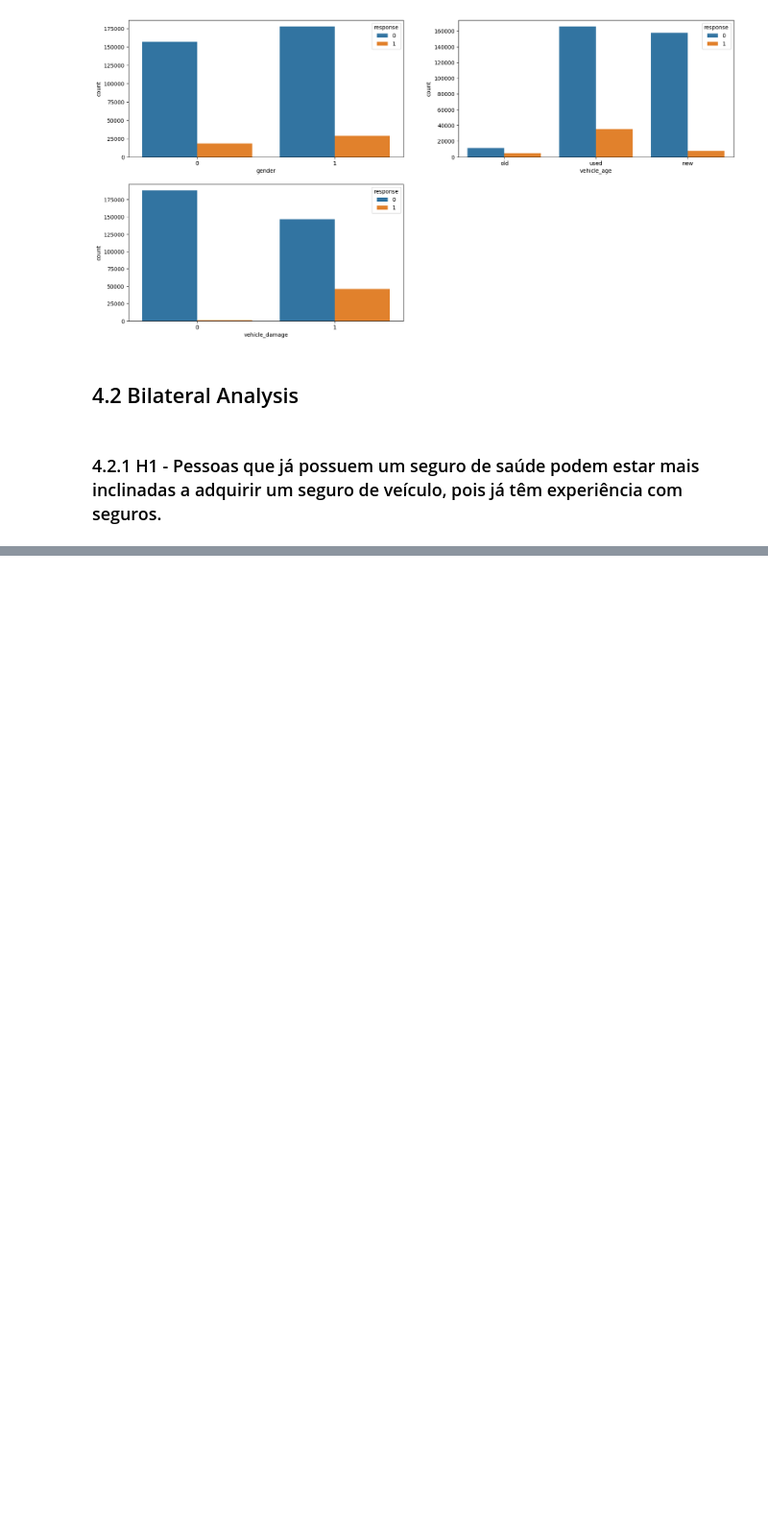
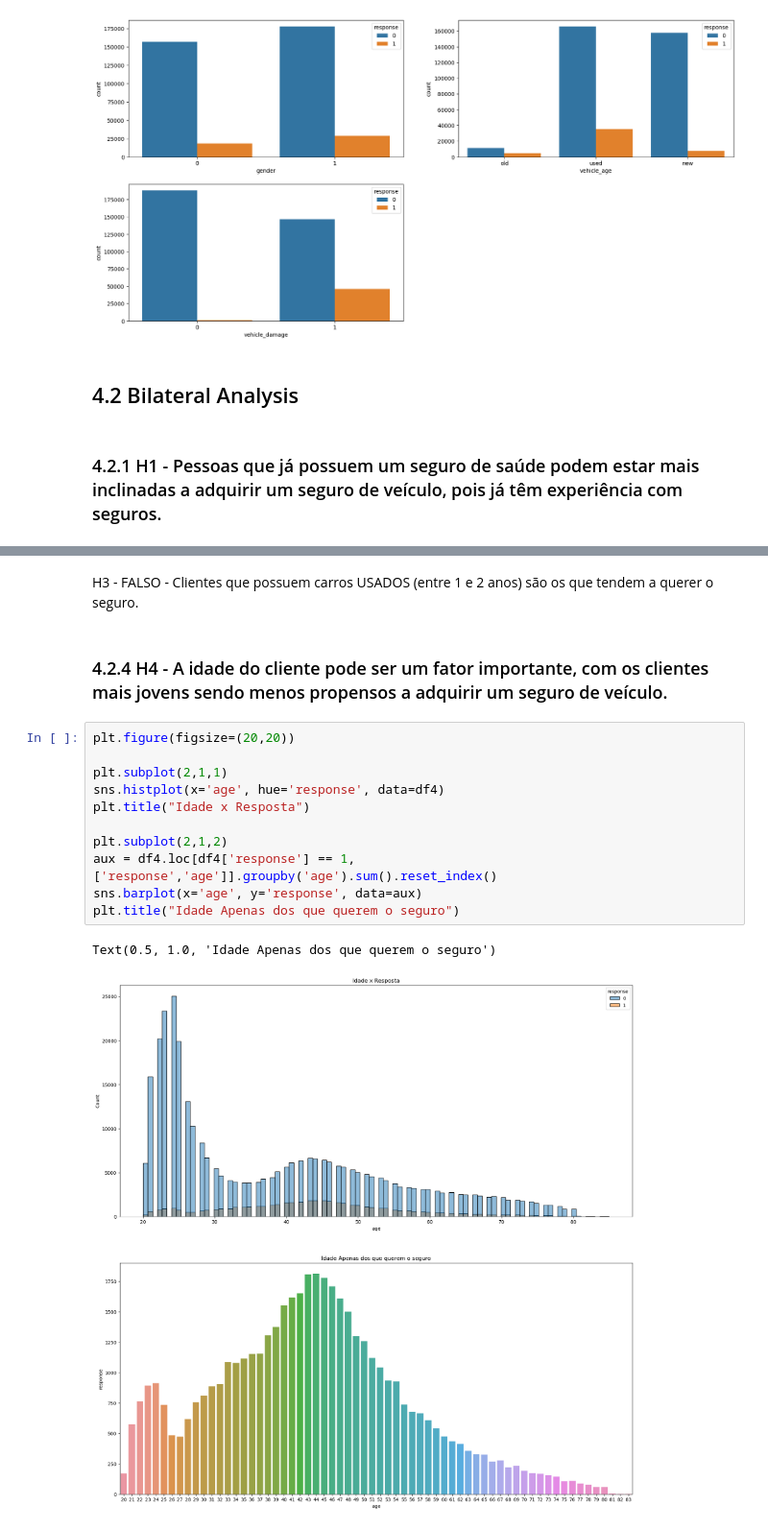
Before and after one commit to EDJR94/pa004_health_insurance, a Jupyter notebook: notebooks/pa004_v1_health_insurance_2.ipynb, the cells around one changed output, grey strips where cells are left out. Shown: that part at 96% size. Saved outputs shown, nothing was run; the diff lists cells and outputs as text; blank space fills up the shorter version.

```diff
--- a/notebooks/pa004_v1_health_insurance_2.ipynb
+++ b/notebooks/pa004_v1_health_insurance_2.ipynb
@@ -234,0 +259,18 @@ sns.countplot(data=df4, x='vehicle_damage', hue='response')
+# %% [markdown]
+H3 - FALSO - Clientes que possuem carros USADOS (entre 1 e 2 anos) são os que tendem a querer o seguro.
+# %% [markdown]
+### 4.2.4 H4 - A idade do cliente pode ser um fator importante, com os clientes mais jovens sendo menos propensos a adquirir um seguro de veículo.
+# %%
+plt.figure(figsize=(20,20))
+
+plt.subplot(2,1,1)
+sns.histplot(x='age', hue='response', data=df4)
+plt.title("Idade x Resposta")
+
+plt.subplot(2,1,2)
+aux = df4.loc[df4['response'] == 1,['response','age']].groupby('age').sum().reset_index()
+sns.barplot(x='age', y='response', data=aux)
+plt.title("Idade Apenas dos que querem o seguro")
+# %% [output]
+Text(0.5, 1.0, 'Idade Apenas dos que querem o seguro')
+[figure, added]
```
Also changed, not shown: parts of 13 cells of this notebook.
